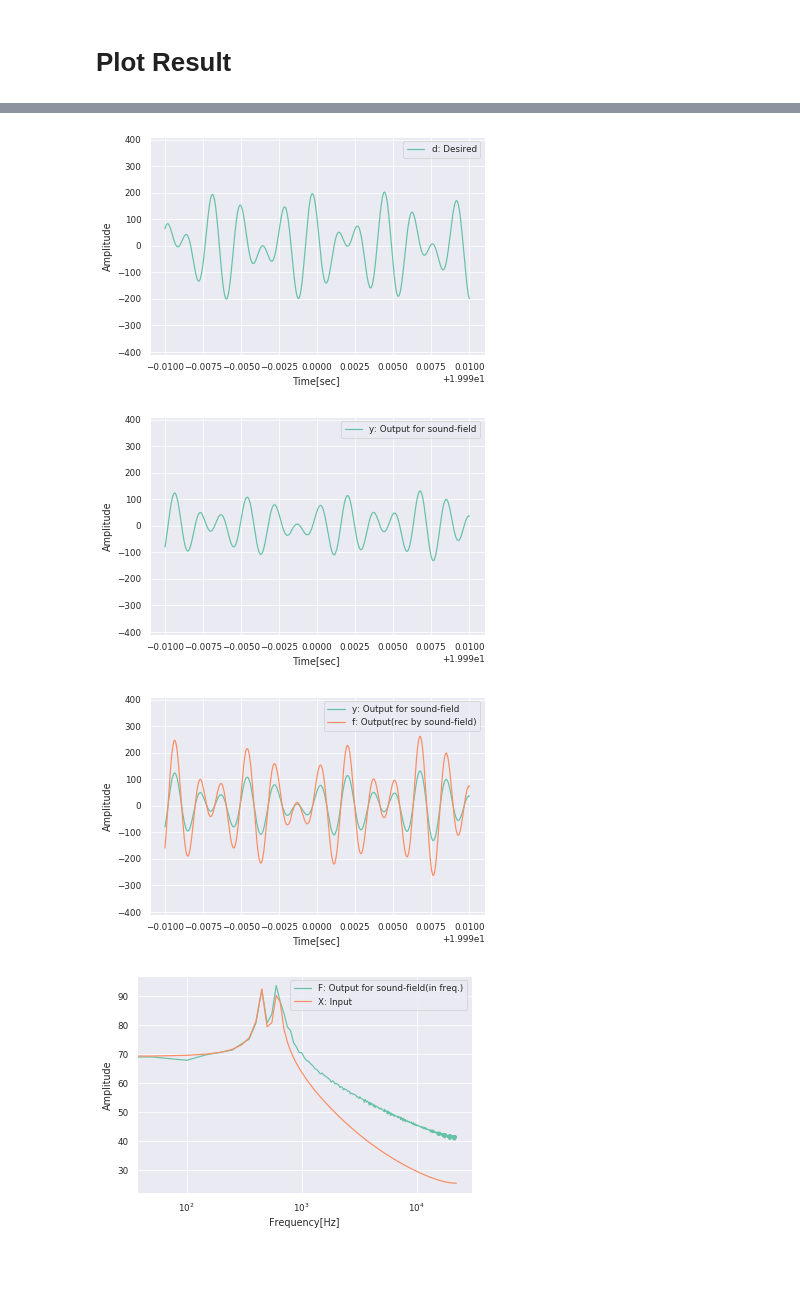
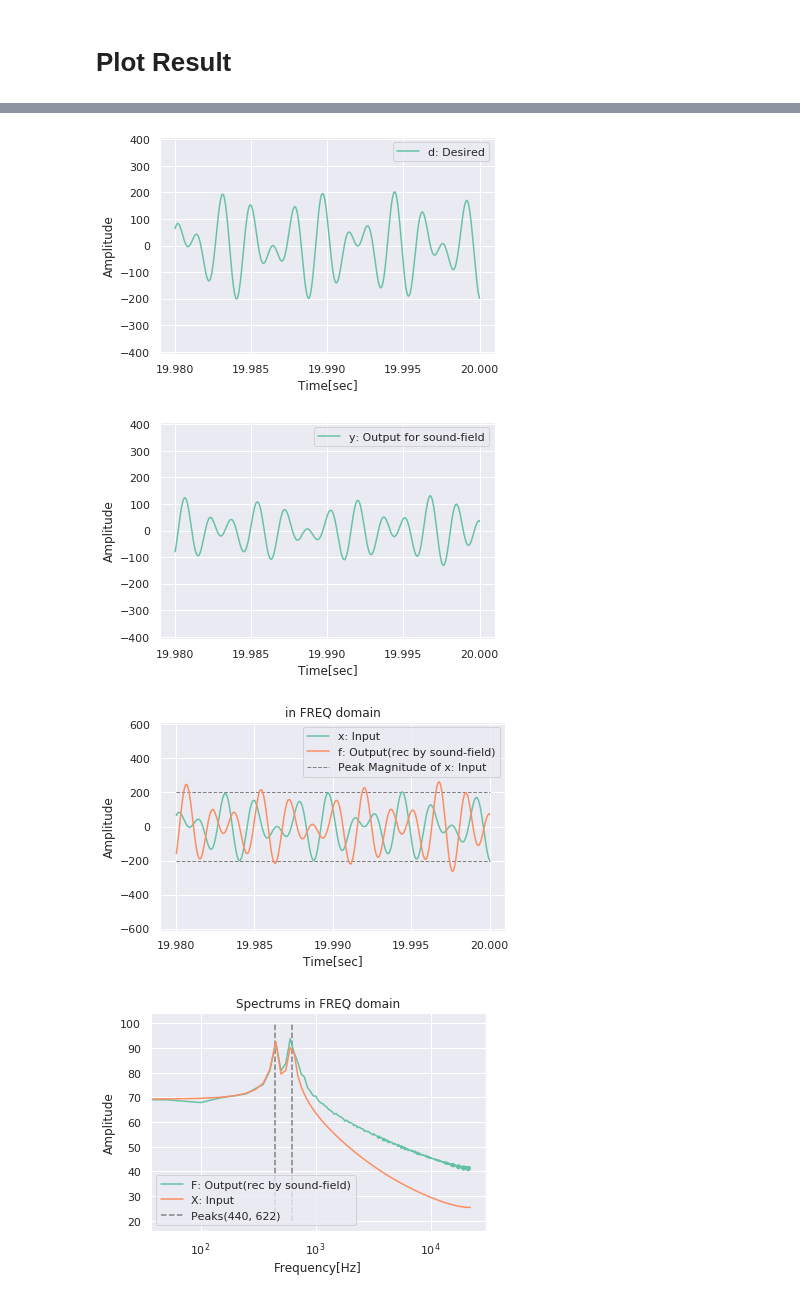
Before and after one commit to borley1211/audapter, a Jupyter notebook: notebooks/test_in_freq.ipynb, the cells around one changed output, grey strips where cells are left out. Drawn from its saved outputs; the diff is of its cells as text; code cells hidden in the pictures; blank space fills up the shorter version.

```diff
--- a/notebooks/test_in_freq.ipynb
+++ b/notebooks/test_in_freq.ipynb
@@ -12,7 +12,7 @@ from matplotlib import pylab as plt
 import seaborn as sns
 
 sns.set()
-sns.set_context('paper')
+sns.set_context('notebook')
 sns.set_palette('Set2', 2)
 # %% [markdown]
 ## import Virtual Error Source
@@ -126,7 +118,7 @@ for i in range(w_len, t.size//hop):
     X_IN = X_buf[i-w_len : i, :]
 
     y_now = stft.synthesis(np.diag(np.dot(adaptive.hermitian(driver.W)[::-1], X_IN)))
-    f_now = SOUND_FIELD(y_now)
+    f_now = SOUND_FIELD(y_now[:])
 
     # Caching
     y_buf[i] = y_now[:]
@@ -150,42 +144,54 @@ plt.plot(t[-tail:], d_buf.reshape(-1)[-tail:], label="d: Desired")
 plt.xlabel("Time[sec]")
 plt.ylabel("Amplitude")
 plt.ylim([-2.*A, 2.*A])
+plt.xticks(np.arange(t[-tail-1], t[-1], 0.005))
 plt.legend()
 # plt.grid()
 plt.show()
+# plt.savefig('/mnt/c/Users/kmise/d_freq.png', format='png', dpi=400)
 # %% [output]
-[figure, old version]
+[figure, new version]
 # %%
 plt.plot(t[-tail:], y_buf.reshape(-1)[-tail:], label="y: Output for sound-field")
 # plt.plot(t, y_cache, label="y: Output for sound-field")
 plt.xlabel("Time[sec]")
 plt.ylabel("Amplitude")
 plt.ylim([-2.*A, 2.*A])
+plt.xticks(np.arange(t[-tail-1], t[-1], 0.005))
 plt.legend()
 # plt.grid()
 plt.show()
+# plt.savefig('/mnt/c/Users/kmise/y_freq.png', format='png', dpi=400)
 # %% [output]
-[figure, old version]
+[figure, new version]
 # %%
-plt.plot(t[-tail:], y_buf.reshape(-1)[-tail:], label="y: Output for sound-field")
+plt.plot(t[-tail:], x_buf.reshape(-1)[-tail:], label="x: Input")
 plt.plot(t[-tail:], f_buf.reshape(-1)[-tail:], label="f: Output(rec by sound-field)")
+plt.title('in FREQ domain')
 plt.xlabel("Time[sec]")
 plt.ylabel("Amplitude")
-plt.ylim([-2.*A, 2.*A])
+plt.ylim([-3.*A, 3.*A])
+plt.xticks(np.arange(t[-tail-1], t[-1], 0.005))
+plt.hlines([-A, A], t[-tail-2], t[-1], ls='--', label='Peak Magnitude of x: Input', colors='gray', linewidth=1.)
 plt.legend()
 # plt.grid()
-plt.show()
+# plt.show()
+plt.tight_layout()
+plt.savefig('/mnt/c/Users/kmise/x_f_freq.png', format='png', dpi=400)
 # %% [output]
-[figure, old version]
+[figure, new version]
 # %%
 omega = rfftfreq(tail, d=1./fs)
-plt.plot(omega, 20*np.log10(rfft(f_buf.reshape(-1)[-tail:])), label="F: Output for sound-field(in freq.)")
+plt.plot(omega, 20*np.log10(rfft(f_buf.reshape(-1)[-tail:])), label="F: Output(rec by sound-field)")
 plt.plot(omega, 20*np.log10(rfft(x_data[-tail:])), label="X: Input")
+plt.title('Spectrums in FREQ domain')
 plt.xlabel("Frequency[Hz]")
 plt.ylabel("Amplitude")
 plt.xscale('log')
+plt.vlines([w_sound, np.sqrt(2.)*w_sound], 20, 100, ls='--', label='Peaks({0}, {1})'.format(int(w_sound), int(np.sqrt(2.)*w_sound)), colors='gray')
 plt.legend()
 # plt.grid()
-plt.show()
+# plt.show()
+plt.savefig('/mnt/c/Users/kmise/X_F_spec_freq.png', format='png', dpi=400)
 # %% [output]
-[figure, old version]
+[figure, new version]
```
Also changed, not shown: parts of 5 cells of this notebook, 4 other files.
